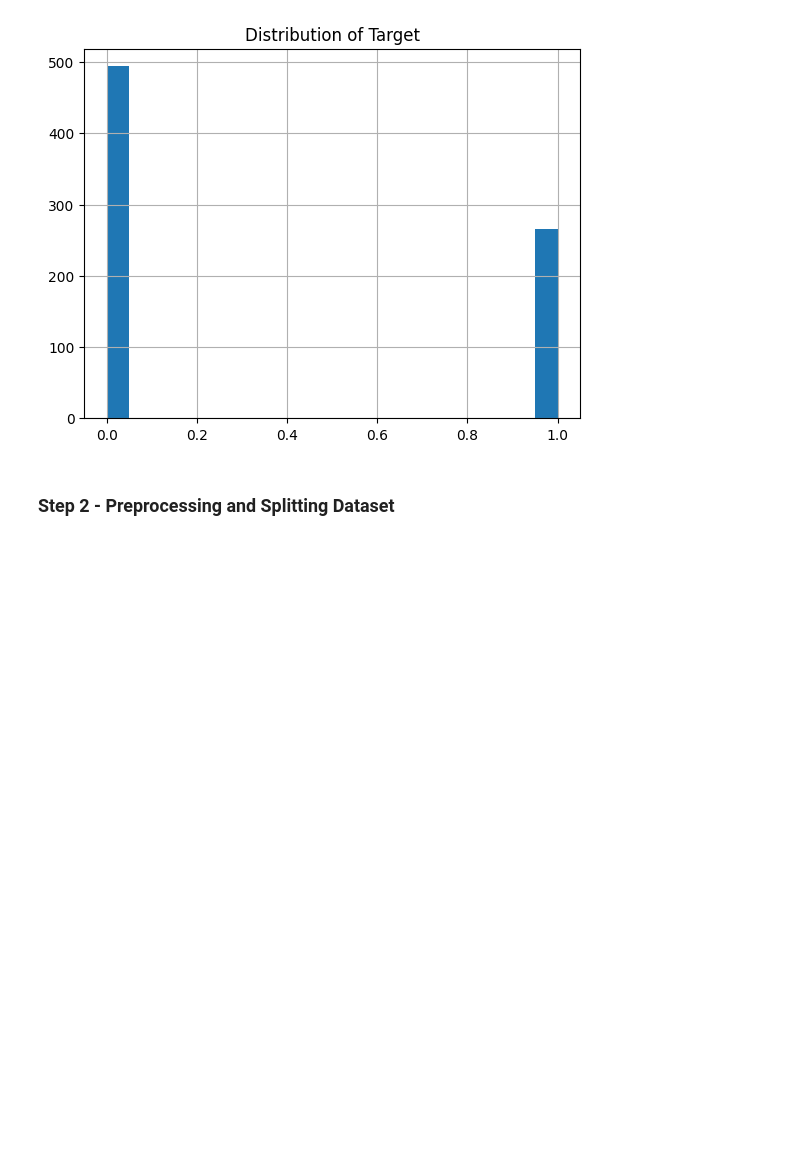
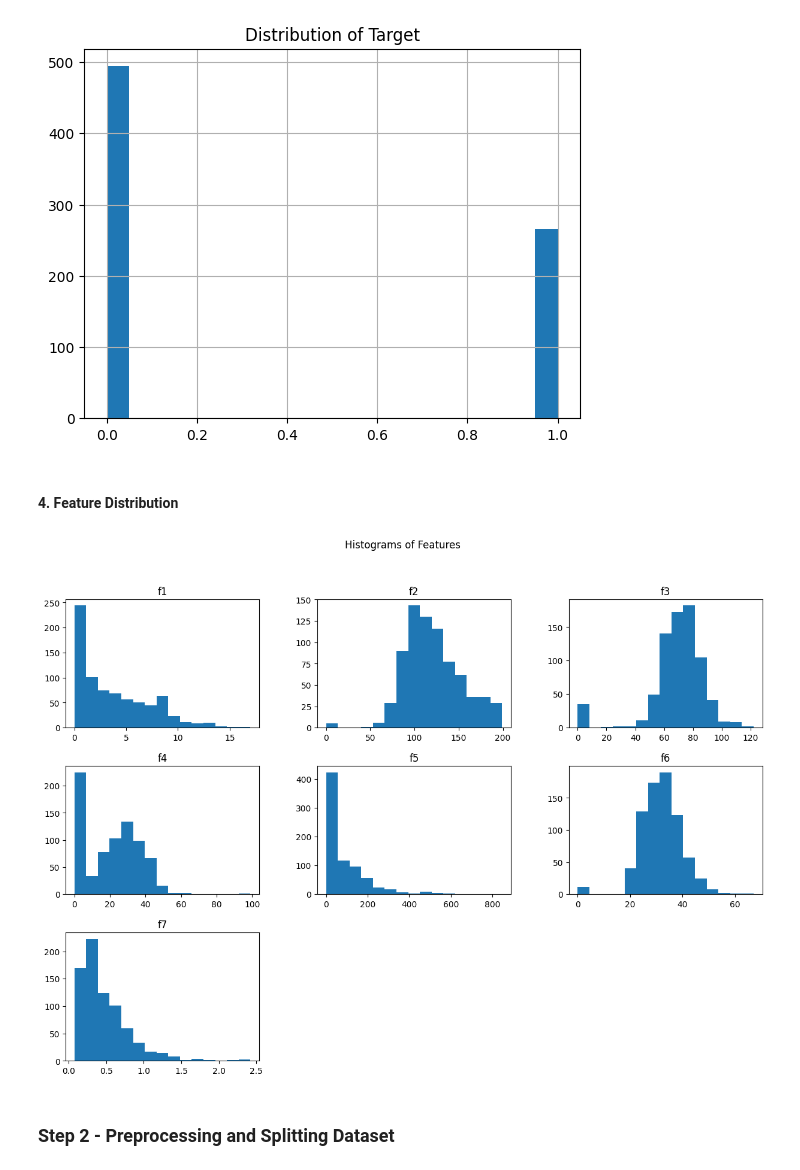
Before and after one commit to Kanika1201/ML-Project-2, a Jupyter notebook: Part1_All_Steps.ipynb, the cells around one changed output. Saved outputs shown, nothing was run; the diff lists cells and outputs as text; code cells hidden in the pictures; blank space fills up the shorter version.

```diff
--- a/Part1_All_Steps.ipynb
+++ b/Part1_All_Steps.ipynb
@@ -129,6 +127,15 @@ plt.title('Distribution of Target')
 plt.show()
 # %% [output]
 [figure]
+# %% [markdown]
+#### 4. Feature Distribution
+# %%
+feature_col = ["f1", "f2", "f3", "f4", "f5", "f6", "f7"]
+df[feature_col].hist(bins=15, figsize=(15, 10), layout=(3, 3), grid=False)
+plt.suptitle('Histograms of Features')
+plt.show()
+# %% [output]
+[figure, added]
 # %% [markdown]
 ### Step 2 - Preprocessing and Splitting Dataset
 # %%
```
Also changed, not shown: parts of 8 cells of this notebook.
